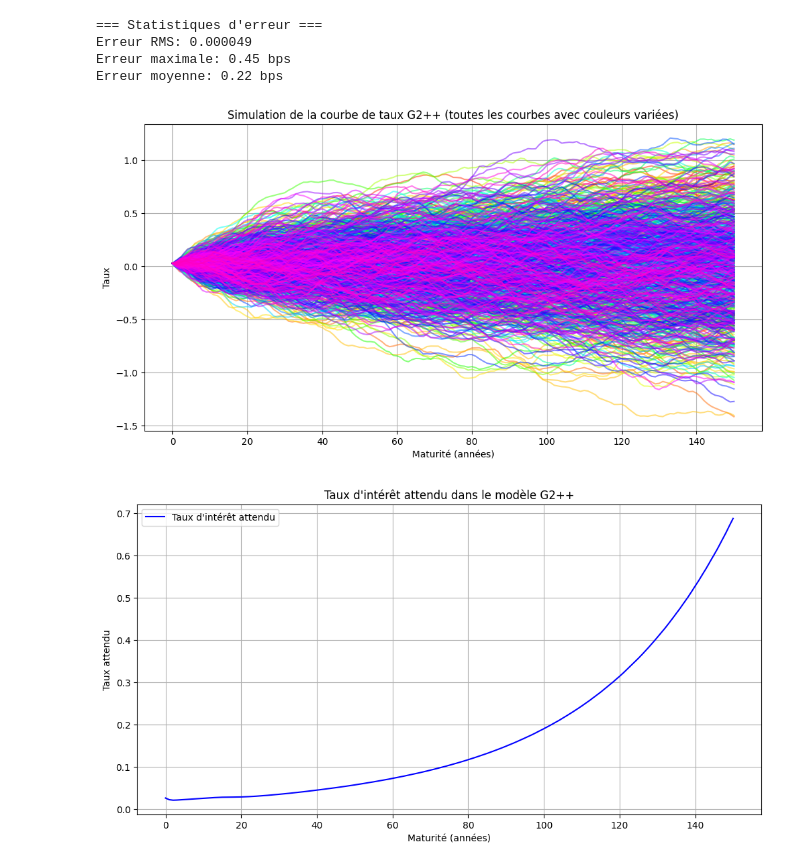
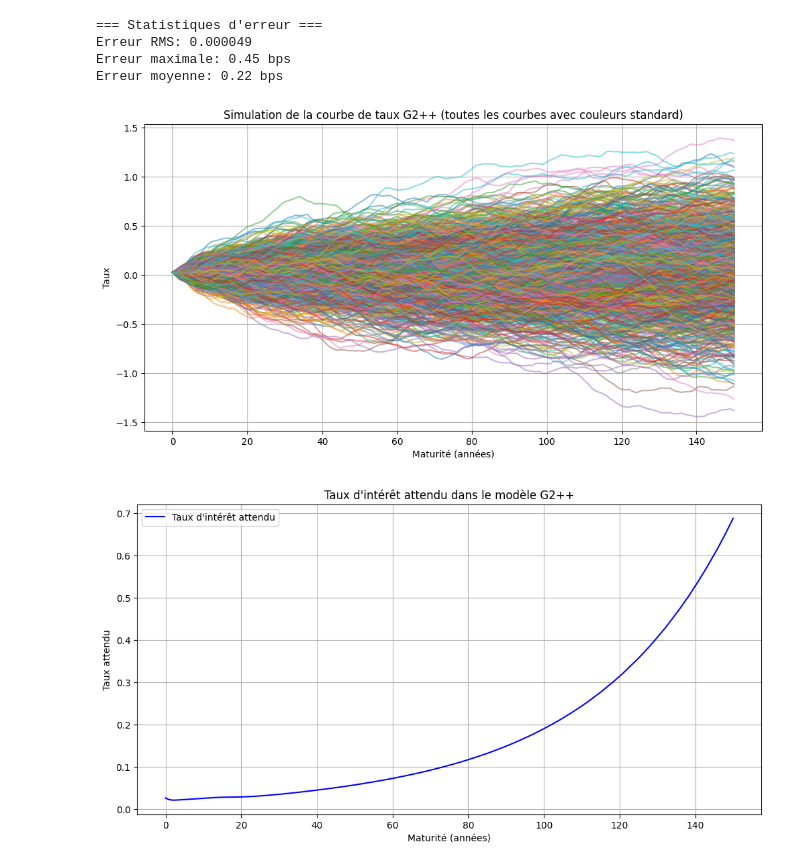
Before and after one commit to massine-djn/StatApp_GSE, a Jupyter notebook: main.ipynb, the cells around one changed output. Saved outputs shown, nothing was run; the diff lists cells and outputs as text; code cells hidden in the pictures.

Commit message:
courbe de diffusion

```diff
--- a/main.ipynb
+++ b/main.ipynb
@@ -441,38 +441,37 @@ list_x = []
 list_y = []
 
 for i in range(1000):
     # Génération des mouvements browniens corrélés W1 et W2
     dW1 = np.random.normal(0, np.sqrt(dt), N)
     dW2 = rho * dW1 + np.sqrt(1 - rho**2) * np.random.normal(0, np.sqrt(dt), N)
 
     W1 = np.concatenate(([0], np.cumsum(dW1)))
     W2 = np.concatenate(([0], np.cumsum(dW2)))
 
     # Simulation des processus x(t) et y(t)
     x = np.zeros(N + 1)
     y = np.zeros(N + 1)
 
     for t in range(1, N + 1):
         x[t] = x[t - 1] * np.exp(-a * dt) + sigma * np.sqrt((1 - np.exp(-2 * a * dt)) / (2 * a)) * W1[t]
         y[t] = y[t - 1] * np.exp(-b * dt) + eta * np.sqrt((1 - np.exp(-2 * b * dt)) / (2 * b)) * W2[t]
 
     r = {t: x[t_idx] + y[t_idx] + phi(t, a, b, sigma, eta, rho) for t_idx, t in enumerate(t_grid)}
     list_r.append(r)
     list_x.append(x)
     list_y.append(y)
 
 plt.figure(figsize=(12, 6))
-colors = plt.cm.gist_rainbow(np.linspace(0, 1, len(list_r)))  # Palette très colorée
-for r, color in zip(list_r, colors):
-    plt.plot(list(r.keys()), list(r.values()), alpha=0.5, color=color)
+for r in list_r:
+    plt.plot(list(r.keys()), list(r.values()), alpha=0.5)  # Pas de color spécifique
 
 plt.xlabel('Maturité (années)')
 plt.ylabel('Taux')
-plt.title('Simulation de la courbe de taux G2++ (toutes les courbes avec couleurs variées)')
+plt.title('Simulation de la courbe de taux G2++ (toutes les courbes avec couleurs standard)')
 plt.grid()
 plt.show()
 # %% [output]
-[figure, old version]
+[figure, new version]
 # %%
 def expected_rate(t,a,b,sigma,eta,rho):
     """Calcul du taux d'intérêt attendu à maturité t dans le modèle G2++"""
```
